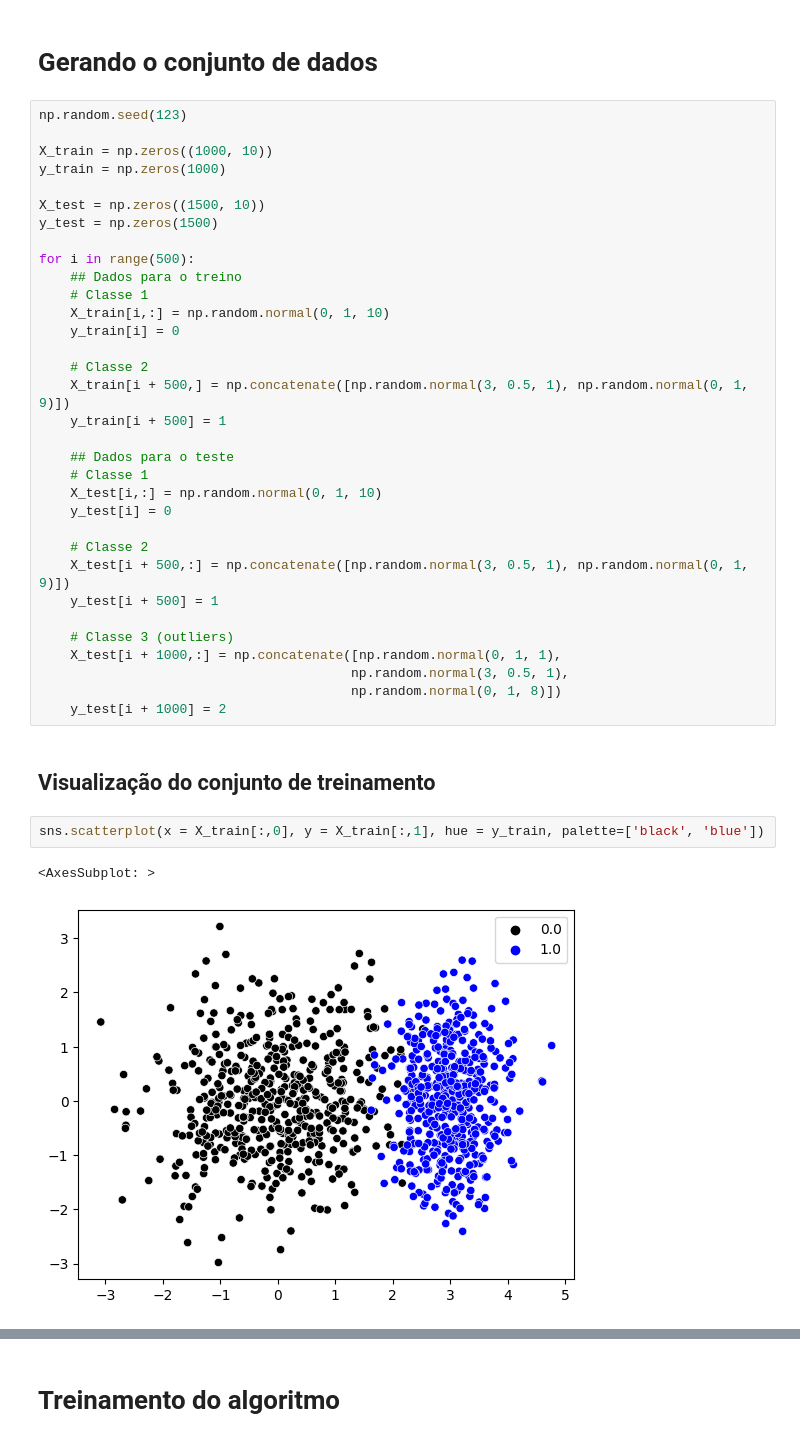
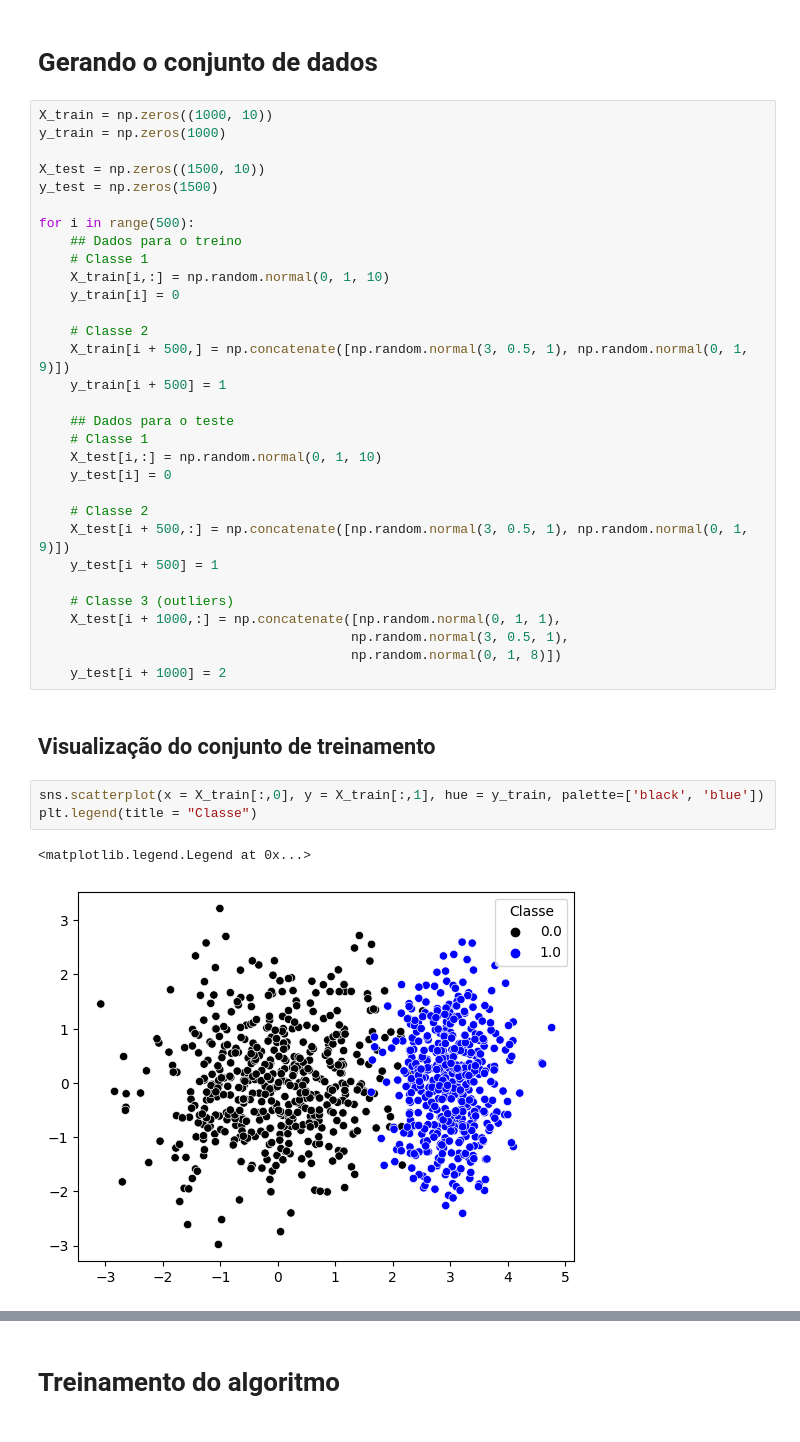
Before and after one commit to mvbdf/PyBCOPS, a Jupyter notebook: exemplo1.ipynb, the cells around one changed output, grey strips where cells are left out. Cells and saved outputs as stored; diff of their text form.

```diff
--- a/exemplo1.ipynb
+++ b/exemplo1.ipynb
@@ -8,8 +11,6 @@ import PyBCOPS as pb
 # %% [markdown]
 # Gerando o conjunto de dados
 # %%
-np.random.seed(123)
-
 X_train = np.zeros((1000, 10))
 y_train = np.zeros(1000)
 
@@ -44,6 +45,7 @@ for i in range(500):
 ## Visualização do conjunto de treinamento
 # %%
 sns.scatterplot(x = X_train[:,0], y = X_train[:,1], hue = y_train, palette=['black', 'blue'])
+plt.legend(title = "Classe")
 # %% [output]
-<AxesSubplot: >
+<matplotlib.legend.Legend at 0x...>
-[figure, old version]
+[figure, new version]
```
Also changed, not shown: parts of 17 cells of this notebook, 1 other file.
